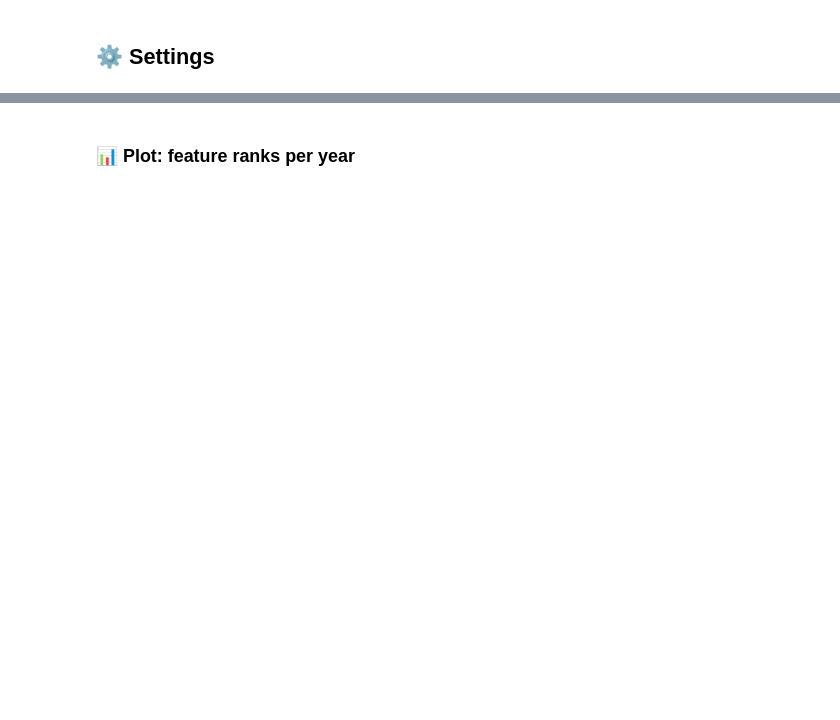
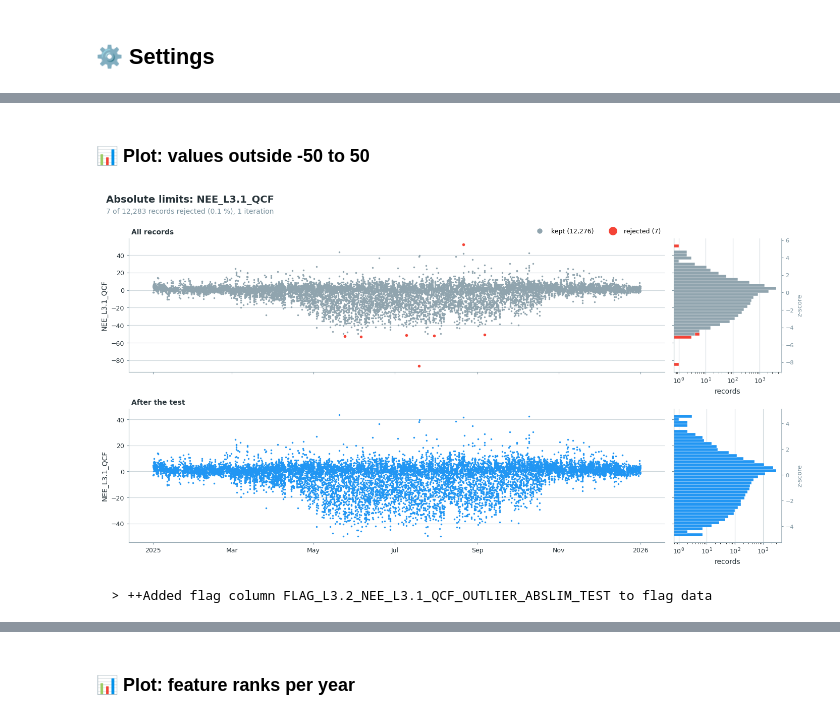
Before and after one commit to holukas/dataset_ch-lae_flux_product, a Jupyter notebook: workflow/30_FLUX_PROCESSING_CHAIN/34_IRGA72_2016-2024/01_FPPC_IRGA72_2016-2026.09.ipynb, the cells around one changed output, grey strips where cells are left out. Drawn from its saved outputs; the diff is of its cells as text; code cells hidden in the pictures; blank space fills up the shorter version.

```diff
--- a/workflow/30_FLUX_PROCESSING_CHAIN/34_IRGA72_2016-2024/01_FPPC_IRGA72_2016-2026.09.ipynb
+++ b/workflow/30_FLUX_PROCESSING_CHAIN/34_IRGA72_2016-2024/01_FPPC_IRGA72_2016-2026.09.ipynb
@@ -245,0 +380,10 @@ print(f'After L3.2: {data.filteredseries.dropna().count():,} valid records')
+# %% [markdown]
+### 📊 Plot: values outside -50 to 50
+# %%
+sod.flag_outliers_abslim_test(minval=-50, maxval=50, showplot=True, verbose=True)
+# %% [output]
+[figure, added]
+# %%
+sod.addflag()  # accept this test
+# %% [output]
+  > ++Added flag column FLAG_L3.2_NEE_L3.1_QCF_OUTLIER_ABSLIM_TEST to flag data
```
Also changed, not shown: parts of 92 cells of this notebook.
